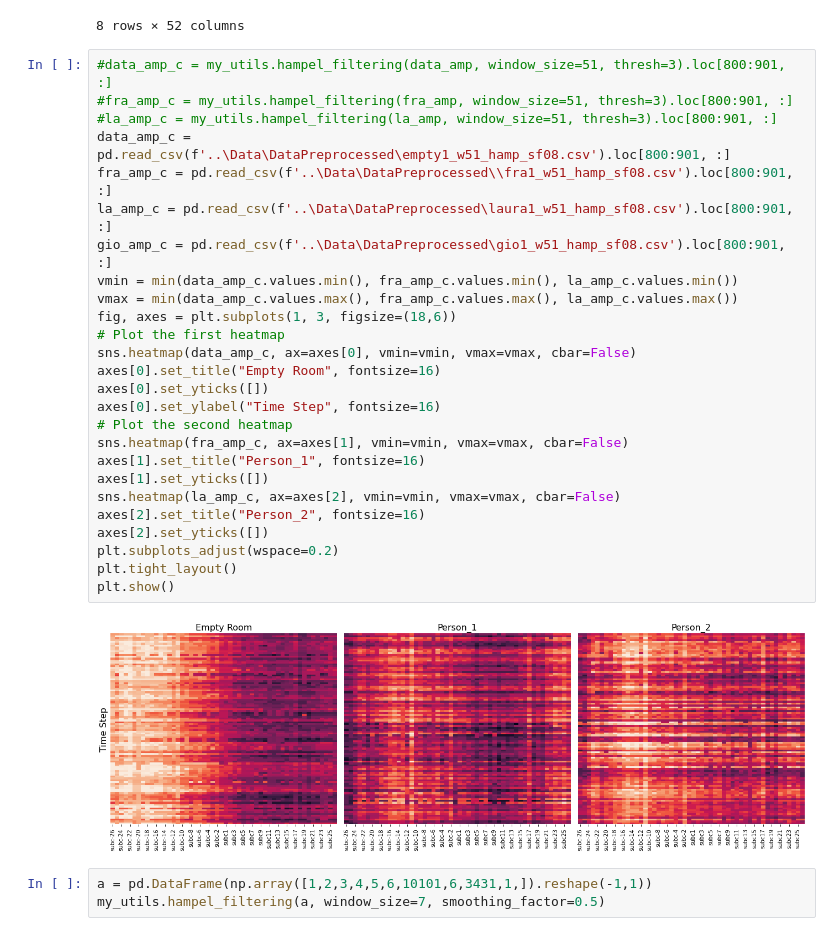
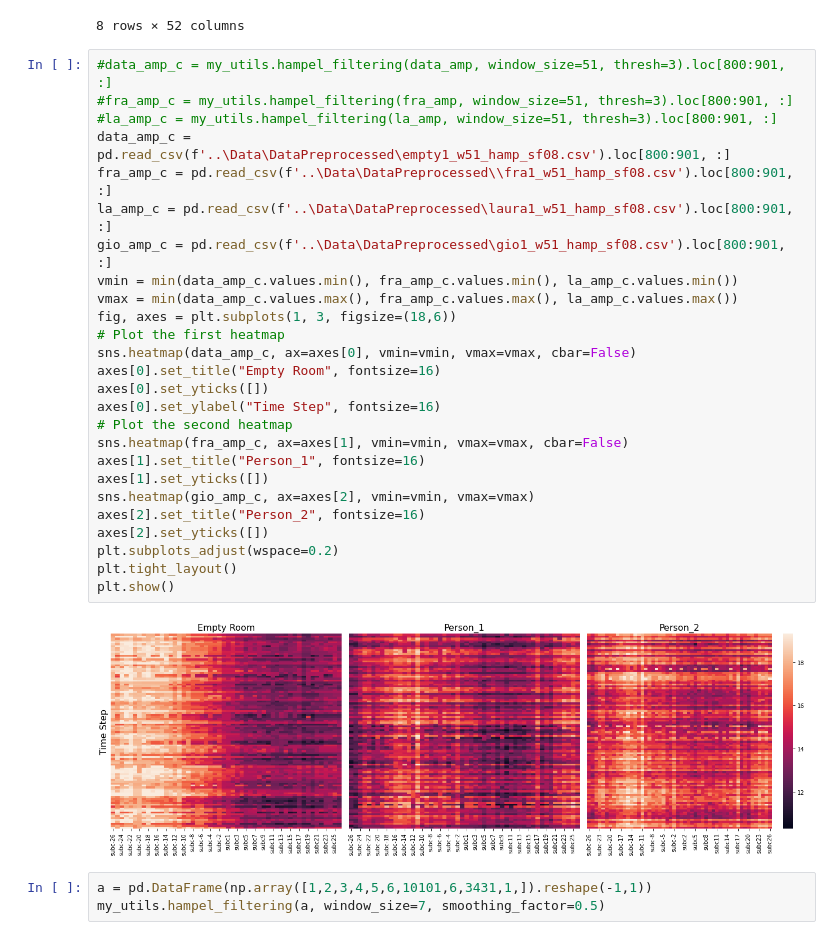
Before and after one commit to Paco-Danes/Thesis, a Jupyter notebook: Code/cleaningAndPlots.ipynb, the cells around one changed output. Saved outputs shown, nothing was run; the diff lists cells and outputs as text.

```diff
--- a/Code/cleaningAndPlots.ipynb
+++ b/Code/cleaningAndPlots.ipynb
@@ -71,31 +71,31 @@ fra_amp.describe()
 # %%
 #data_amp_c = my_utils.hampel_filtering(data_amp, window_size=51, thresh=3).loc[800:901, :]
 #fra_amp_c = my_utils.hampel_filtering(fra_amp, window_size=51, thresh=3).loc[800:901, :]
 #la_amp_c = my_utils.hampel_filtering(la_amp, window_size=51, thresh=3).loc[800:901, :]
 data_amp_c = pd.read_csv(f'..\Data\DataPreprocessed\empty1_w51_hamp_sf08.csv').loc[800:901, :]
 fra_amp_c = pd.read_csv(f'..\Data\DataPreprocessed\\fra1_w51_hamp_sf08.csv').loc[800:901, :]
 la_amp_c = pd.read_csv(f'..\Data\DataPreprocessed\laura1_w51_hamp_sf08.csv').loc[800:901, :]
 gio_amp_c = pd.read_csv(f'..\Data\DataPreprocessed\gio1_w51_hamp_sf08.csv').loc[800:901, :]
 vmin = min(data_amp_c.values.min(), fra_amp_c.values.min(), la_amp_c.values.min())
 vmax = min(data_amp_c.values.max(), fra_amp_c.values.max(), la_amp_c.values.max())
 fig, axes = plt.subplots(1, 3, figsize=(18,6))
 # Plot the first heatmap
 sns.heatmap(data_amp_c, ax=axes[0], vmin=vmin, vmax=vmax, cbar=False)
 axes[0].set_title("Empty Room", fontsize=16)
 axes[0].set_yticks([])
 axes[0].set_ylabel("Time Step", fontsize=16)
 # Plot the second heatmap
 sns.heatmap(fra_amp_c, ax=axes[1], vmin=vmin, vmax=vmax, cbar=False)
 axes[1].set_title("Person_1", fontsize=16)
 axes[1].set_yticks([])
-sns.heatmap(la_amp_c, ax=axes[2], vmin=vmin, vmax=vmax, cbar=False)
+sns.heatmap(gio_amp_c, ax=axes[2], vmin=vmin, vmax=vmax)
 axes[2].set_title("Person_2", fontsize=16)
 axes[2].set_yticks([])
 plt.subplots_adjust(wspace=0.2)
 plt.tight_layout()
 plt.show()
 # %% [output]
-[figure, old version]
+[figure, new version]
 # %%
 a = pd.DataFrame(np.array([1,2,3,4,5,6,10101,6,3431,1,]).reshape(-1,1))
 my_utils.hampel_filtering(a, window_size=7, smoothing_factor=0.5)
```
Also changed, not shown: 8 other files.
